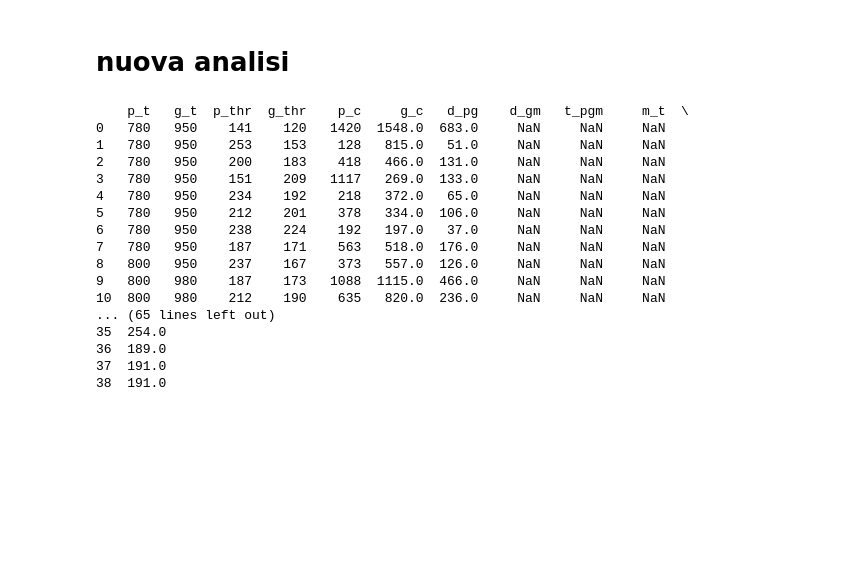
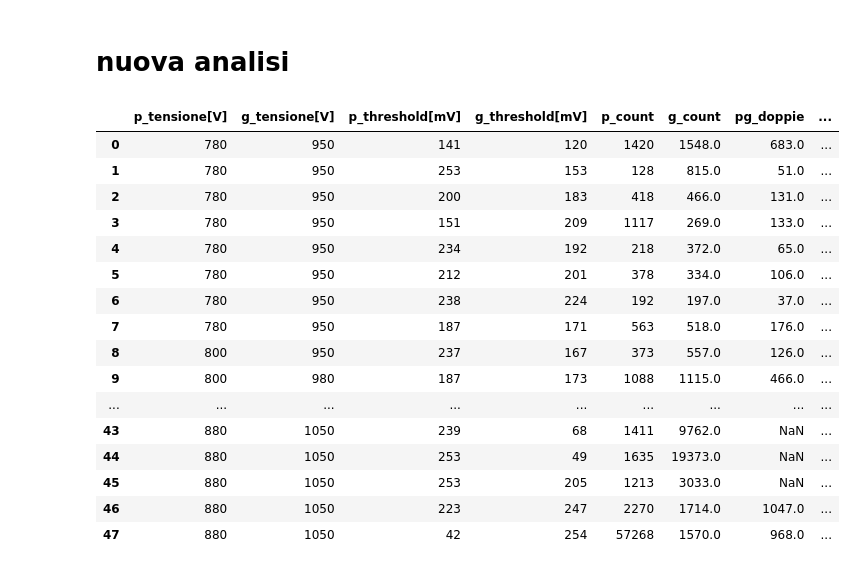
Before and after one commit to Matti-z/Lab-muons, a Jupyter notebook: Data/anal.ipynb, the cells around one changed output. Saved outputs shown, nothing was run; the diff lists cells and outputs as text; code cells hidden in the pictures; blank space fills up the shorter version.

```diff
--- a/Data/anal.ipynb
+++ b/Data/anal.ipynb
@@ -21,11 +39,11 @@ df_variap.columns = ['p_t', 'p_c', 'g_t', 'g_c', 'coincidenze', 'tempo_misura_mi
 # %%
-DATA_FILE = Path('Data') / 'V_settings3.txt'
+DATA_FILE = Path('Data') / 'V_settings3.csv'
 if not DATA_FILE.exists():
     for p in Path.cwd().parents:
-        candidate = p / 'Data' / 'V_settings3.txt'
+        candidate = p / 'Data' / 'V_settings3.csv'
         if candidate.exists():
             DATA_FILE = candidate
             break
-df_variag = pd.read_csv(DATA_FILE, sep = r'\s+', skiprows = 0, engine='python')
-print (df_variag)
+df_variag = pd.read_csv(DATA_FILE, sep = r',', header=0, engine='python')
+display(df_variag)
 # %% [output]
@@ -74,31 +92,31 @@ fig.add_trace(go.Scatter(x = df_45p['thr_g'], y = df_45p['coincidenze']/df_45p['
 # nuova analisi
 # %%
 #prendo path per tutti uguale
-DATA_FILE = Path('Data') / 'ch_4-5.txt'
+DATA_FILE = Path('Data') / 'ch_4-5.csv'
 if not DATA_FILE.exists():
     for p in Path.cwd().parents:
-        candidate = p / 'Data' / 'ch_4-5.txt'
+        candidate = p / 'Data' / 'ch_4-5.csv'
         if candidate.exists():
             DATA_FILE = candidate
             break
-df_varia = pd.read_csv(DATA_FILE, sep = r'\s+', skiprows = 0, engine='python')
-print (df_varia)
+df_varia = pd.read_csv(DATA_FILE, sep = r',', skiprows = 0, engine='python')
+display(df_varia)
 # %% [output]
-    p_t   g_t  p_thr  g_thr    p_c     g_c   d_pg    d_gm   t_pgm     m_t  \
-0   780   950    141    120   1420  1548.0  683.0     NaN     NaN     NaN
-1   780   950    253    153    128   815.0   51.0     NaN     NaN     NaN
-2   780   950    200    183    418   466.0  131.0     NaN     NaN     NaN
-3   780   950    151    209   1117   269.0  133.0     NaN     NaN     NaN
-4   780   950    234    192    218   372.0   65.0     NaN     NaN     NaN
-5   780   950    212    201    378   334.0  106.0     NaN     NaN     NaN
-6   780   950    238    224    192   197.0   37.0     NaN     NaN     NaN
-7   780   950    187    171    563   518.0  176.0     NaN     NaN     NaN
-8   800   950    237    167    373   557.0  126.0     NaN     NaN     NaN
-9   800   980    187    173   1088  1115.0  466.0     NaN     NaN     NaN
-10  800   980    212    190    635   820.0  236.0     NaN     NaN     NaN
-... (65 lines left out)
-35  254.0
-36  189.0
-37  191.0
-38  191.0
+|  | p_tensione[V] | g_tensione[V] | p_threshold[mV] | g_threshold[mV] | p_count | g_count | pg_doppie | ... |
+| 0 | 780 | 950 | 141 | 120 | 1420 | 1548.0 | 683.0 | ... |
+| 1 | 780 | 950 | 253 | 153 | 128 | 815.0 | 51.0 | ... |
+| 2 | 780 | 950 | 200 | 183 | 418 | 466.0 | 131.0 | ... |
+| 3 | 780 | 950 | 151 | 209 | 1117 | 269.0 | 133.0 | ... |
+| 4 | 780 | 950 | 234 | 192 | 218 | 372.0 | 65.0 | ... |
+| 5 | 780 | 950 | 212 | 201 | 378 | 334.0 | 106.0 | ... |
+| 6 | 780 | 950 | 238 | 224 | 192 | 197.0 | 37.0 | ... |
+| 7 | 780 | 950 | 187 | 171 | 563 | 518.0 | 176.0 | ... |
+| 8 | 800 | 950 | 237 | 167 | 373 | 557.0 | 126.0 | ... |
+| 9 | 800 | 980 | 187 | 173 | 1088 | 1115.0 | 466.0 | ... |
+| ... | ... | ... | ... | ... | ... | ... | ... | ... |
+| 43 | 880 | 1050 | 239 | 68 | 1411 | 9762.0 | NaN | ... |
+| 44 | 880 | 1050 | 253 | 49 | 1635 | 19373.0 | NaN | ... |
+| 45 | 880 | 1050 | 253 | 205 | 1213 | 3033.0 | NaN | ... |
+| 46 | 880 | 1050 | 223 | 247 | 2270 | 1714.0 | 1047.0 | ... |
+| 47 | 880 | 1050 | 42 | 254 | 57268 | 1570.0 | 968.0 | ... |
 # %%
```
Also changed, not shown: parts of 10 cells of this notebook, 11 other files.
